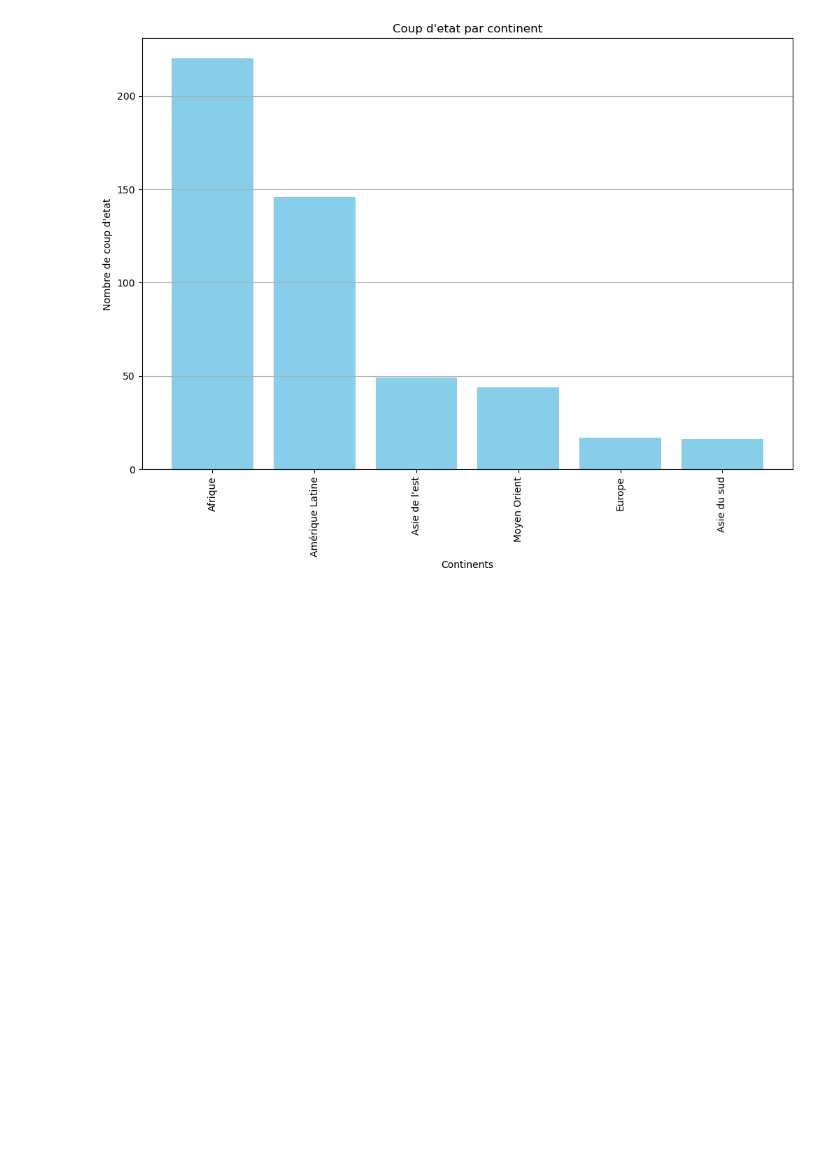
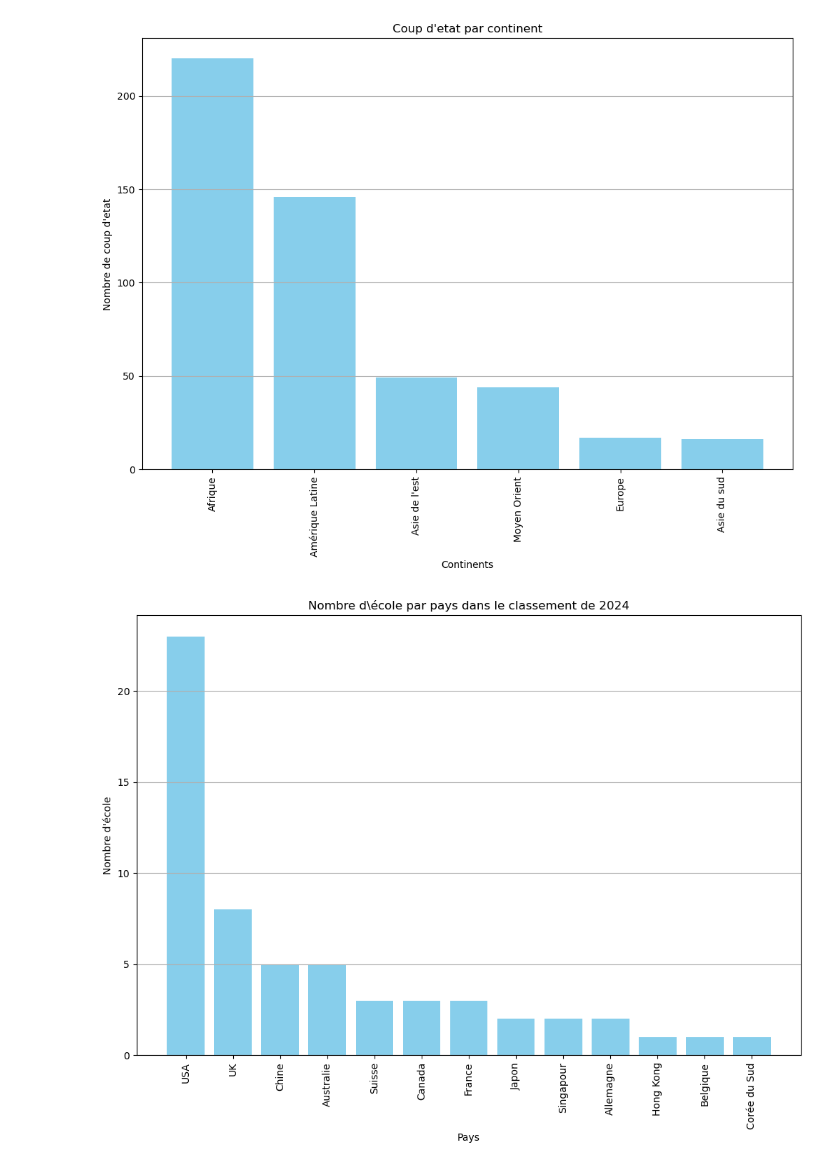
Before and after one commit to KhodjaLaiza/Ecourbaine, a Jupyter notebook: Economie urbaine/code_laiza.ipynb, the cells around one changed output. Saved outputs shown, nothing was run; the diff lists cells and outputs as text; code cells hidden in the pictures; blank space fills up the shorter version.

```diff
--- a/Economie urbaine/code_laiza.ipynb
+++ b/Economie urbaine/code_laiza.ipynb
@@ -116,3 +116,35 @@ plt.grid(axis='y')
 plt.show()
 # %% [output]
 [figure]
+# %%
+# Importation des bibliotheques
+import pandas as pd
+import matplotlib.pyplot as plt
+
+# Chargement des donnee du fichier CSV
+data = pd.read_csv('classement_ecole_2.csv')
+
+# Compter le nombre d'écoles par pays
+counts = data['Pays'].value_counts()
+
+# Créer le diagramme
+plt.figure(figsize=(12, 8))
+plt.bar(counts.index, counts.values, color='skyblue')
+
+# Afficher le titre du graphique
+plt.title('Nombre d\école par pays dans le classement de 2024')
+
+# Afficher le titre des axes
+plt.xlabel('Pays')
+plt.ylabel('Nombre d\'école')
+
+ # Faire pivoter les étiquettes de l'axe x si nécessaire
+plt.xticks(rotation=90)
+
+# Afficher la grille uniquement sur l'axe y
+plt.grid(axis='y')
+
+# Afficher le graphique
+plt.show()
+# %% [output]
+[figure, added]
```
Also changed, not shown: 1 other file.
